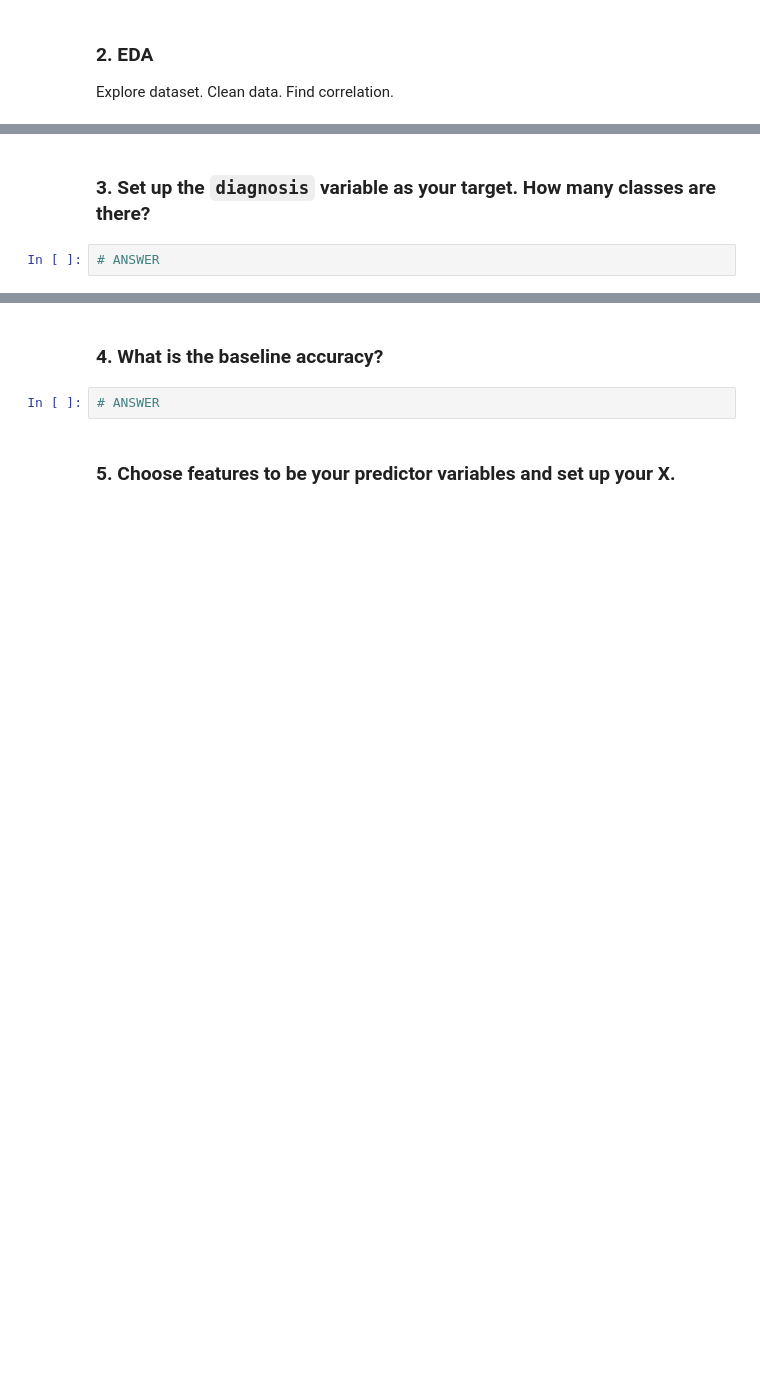
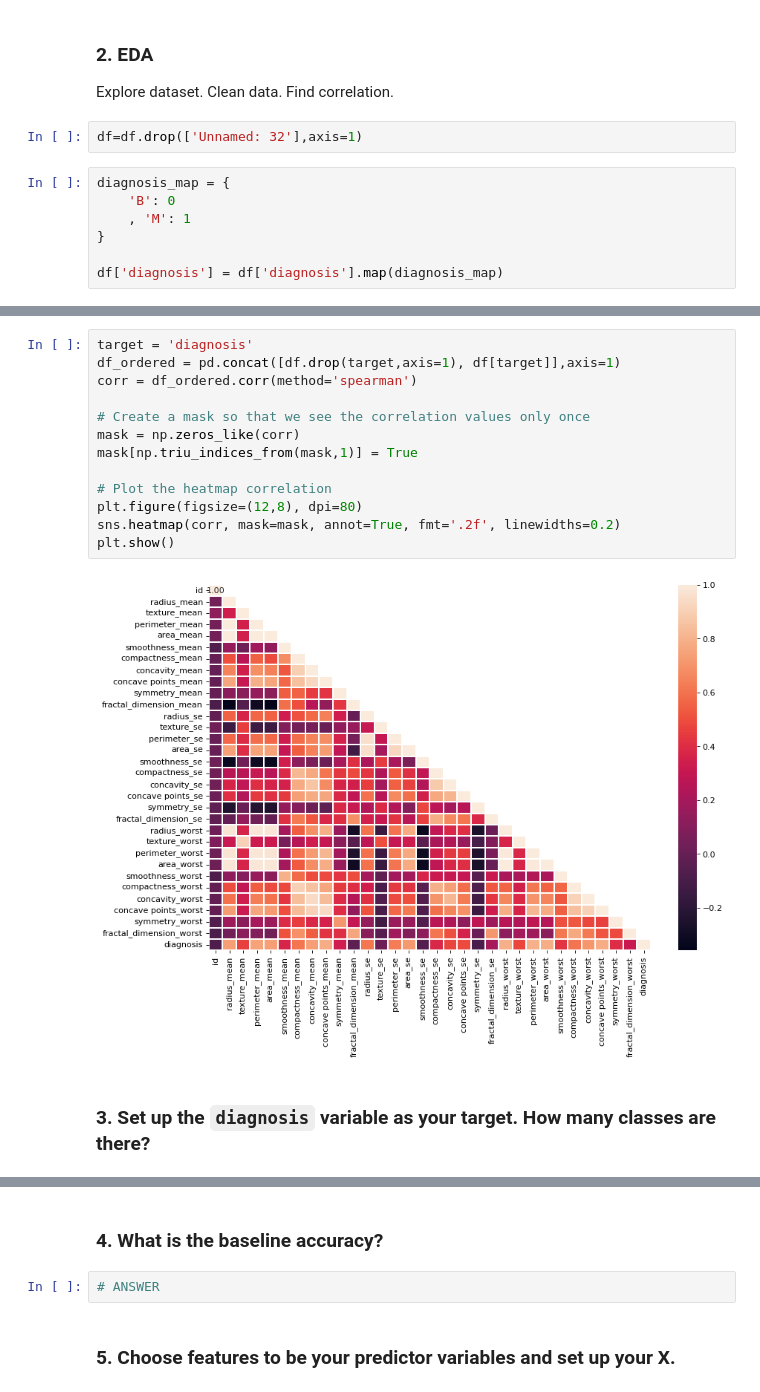
Before and after one commit to SamHeidari/Sam, a Jupyter notebook: module 6/lab 6/IOD_Lab_6_3.ipynb, the cells around one changed output, grey strips where cells are left out. Drawn from its saved outputs; the diff is of its cells as text; blank space fills up the shorter version.

```diff
--- a/module 6/lab 6/IOD_Lab_6_3.ipynb
+++ b/module 6/lab 6/IOD_Lab_6_3.ipynb
@@ -68,3 +90,12 @@ df.info()
 ### 2. EDA
 
 Explore dataset. Clean data. Find correlation.
+# %%
+df=df.drop(['Unnamed: 32'],axis=1)
+# %%
+diagnosis_map = {
+    'B': 0
+    , 'M': 1
+}
+
+df['diagnosis'] = df['diagnosis'].map(diagnosis_map)
@@ -71,4 +138,17 @@ Explore dataset. Clean data. Find correlation.
+# %%
+target = 'diagnosis'
+df_ordered = pd.concat([df.drop(target,axis=1), df[target]],axis=1)
+corr = df_ordered.corr(method='spearman')
+
+# Create a mask so that we see the correlation values only once
+mask = np.zeros_like(corr)
+mask[np.triu_indices_from(mask,1)] = True
+
+# Plot the heatmap correlation
+plt.figure(figsize=(12,8), dpi=80)
+sns.heatmap(corr, mask=mask, annot=True, fmt='.2f', linewidths=0.2)
+plt.show()
+# %% [output]
+[figure, added]
 # %% [markdown]
 ### 3. Set up the `diagnosis` variable as your target. How many classes are there?
-# %%
-# ANSWER
```
Also changed, not shown: parts of 25 cells of this notebook.
